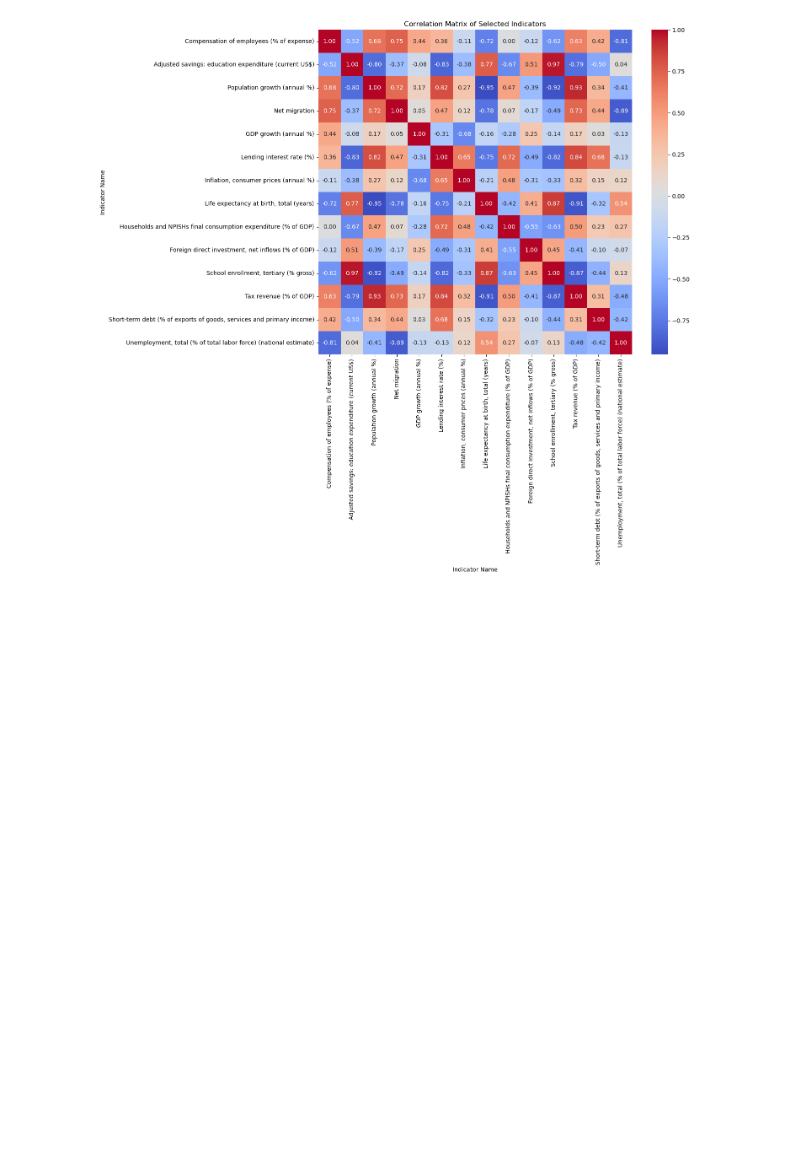
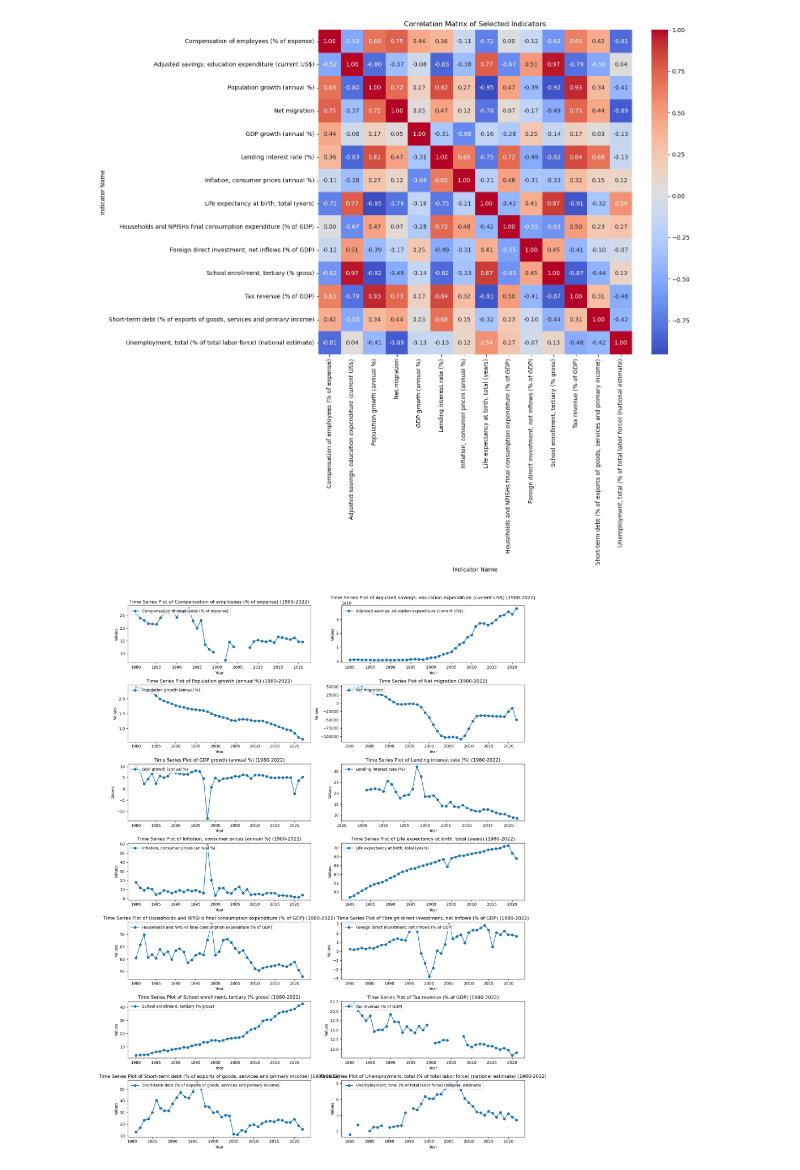
Before and after one commit to cmulya/DATA583-Project, a Jupyter notebook: Project Files/DATA_583_EDA.ipynb, the cells around one changed output. Drawn from its saved outputs; the diff is of its cells as text; code cells hidden in the pictures; blank space fills up the shorter version.

Commit message:
added more EDA (Time series plots)

```diff
--- a/Project Files/DATA_583_EDA.ipynb
+++ b/Project Files/DATA_583_EDA.ipynb
@@ -181,3 +181,22 @@ plt.title("Correlation Matrix of Selected Indicators")
 plt.show()
 # %% [output]
 [figure]
+# %%
+# Visualize time series data for each indicator separately with reduced x-axis ticks
+indicators = final_df.columns
+
+plt.figure(figsize=(15, 20))  # Adjust the figure size according to your preference
+
+for i, indicator in enumerate(indicators, 1):
+    plt.subplot(7, 2, i)
+    plt.plot(final_df.index, final_df[indicator], marker='o', linestyle='-', label=indicator)
+    plt.title(f"Time Series Plot of {indicator} (1980-2022)")
+    plt.xlabel("Year")
+    plt.ylabel("Values")
+    plt.xticks(final_df.index[::5])
+    plt.legend(loc='upper left')
+
+plt.tight_layout()
+plt.show()
+# %% [output]
+[figure, added]
```
